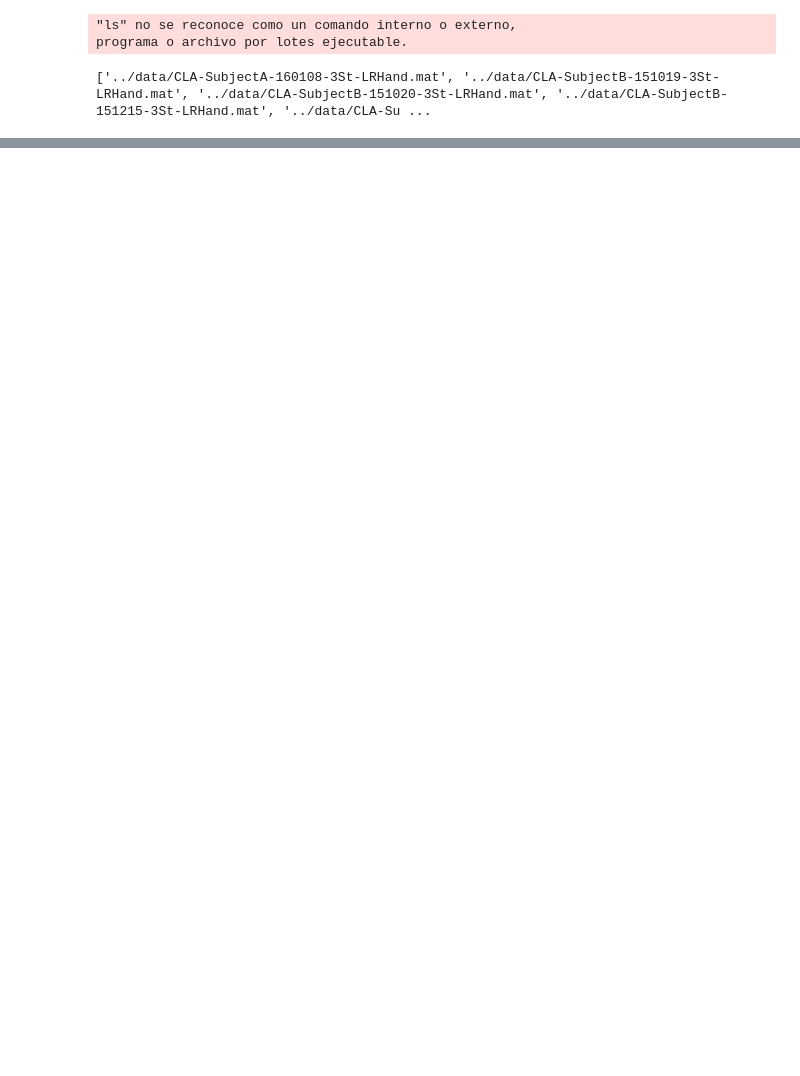
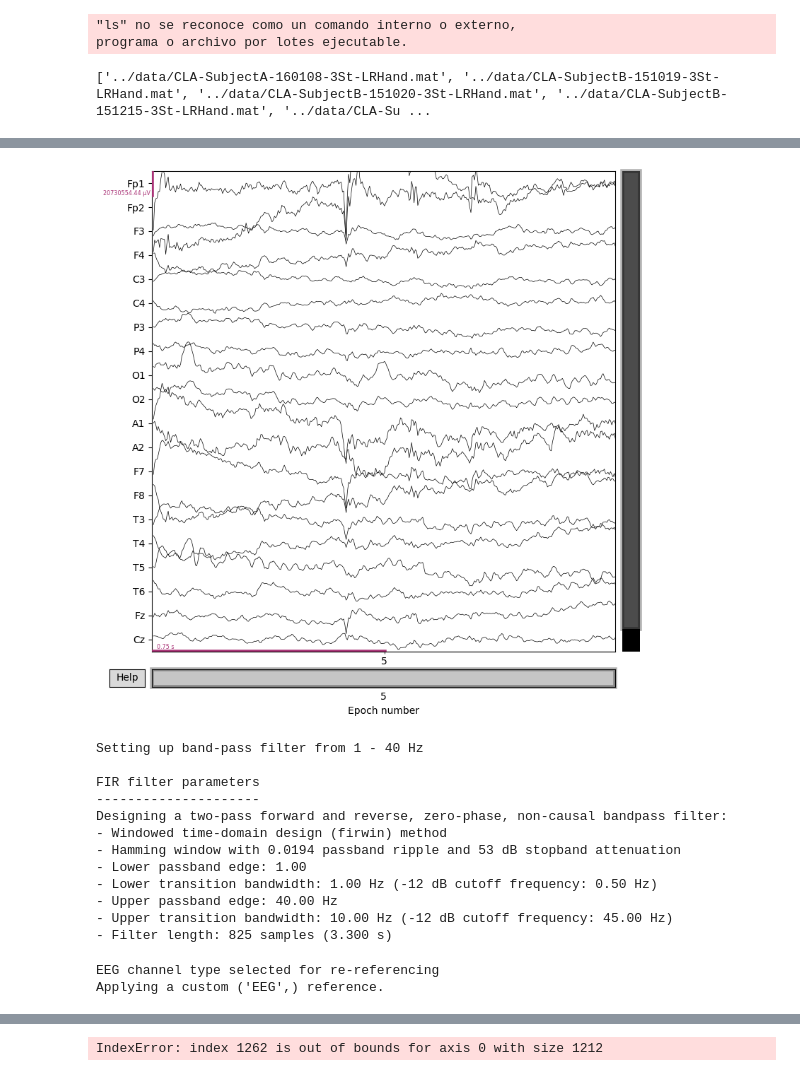
Before and after one commit to eZWALT/ML4HD-Machine-Learning-for-Human-Data, a Jupyter notebook: PROJECT/src/playing_around.ipynb, the cells around one changed output, grey strips where cells are left out. Saved outputs shown, nothing was run; the diff lists cells and outputs as text; code cells hidden in the pictures; blank space fills up the shorter version.

```diff
--- a/PROJECT/src/playing_around.ipynb
+++ b/PROJECT/src/playing_around.ipynb
@@ -54,10 +41,15 @@ Model Accuracy on Test Set: 72.92%
 # %%
+#For now let's just read work with one file - later we will loop over all files
 metadata, data = u.read_file(files[0])
 print(data.shape)
 raw=u.read_file_to_raw(files[0])
-p.preprocess_eeg(raw)
-raw.compute_psd().plot()
-_=raw.plot()
+raw.set_eeg_reference(ref_channels=['A1','A2'])
+raw.drop_channels(['A1','A2'])
+raw.resample(128, npad="auto") # resample to 250 Hz
+print(raw.info)
+#p.preprocess_eeg(raw)
+#raw.compute_psd().plot()
+#_=raw.plot()
 # %% [output]
 (671600, 23)
 Channels: ['Fp1', 'Fp2', 'F3', 'F4', 'C3', 'C4', 'P3', 'P4', 'O1', 'O2', 'A1', 'A2', 'F7', 'F8', 'T3', 'T4', 'T5', 'T6', 'Fz', 'Cz', 'Pz']
@@ -108,0 +109,22 @@ Using data from preloaded Raw for 1920 events and 301 original time points ...
+# %%
+importlib.reload(p)
+epochs[5].plot(title='Epoch 5', scalings='auto')
+epochs = p.preprocess_eeg(epochs)
+epochs[5].plot(title='Epoch 5 preproccessed', scalings='auto')
+df = u.epochs_to_polars(epochs)
+# %% [output]
+[figure, added]
+Setting up band-pass filter from 1 - 40 Hz
+
+FIR filter parameters
+---------------------
+Designing a two-pass forward and reverse, zero-phase, non-causal bandpass filter:
+- Windowed time-domain design (firwin) method
+- Hamming window with 0.0194 passband ripple and 53 dB stopband attenuation
+- Lower passband edge: 1.00
+- Lower transition bandwidth: 1.00 Hz (-12 dB cutoff frequency: 0.50 Hz)
+- Upper passband edge: 40.00 Hz
+- Upper transition bandwidth: 10.00 Hz (-12 dB cutoff frequency: 45.00 Hz)
+- Filter length: 825 samples (3.300 s)
+EEG channel type selected for re-referencing
+Applying a custom ('EEG',) reference.
@@ -108,0 +132,30 @@ Using data from preloaded Raw for 1920 events and 301 original time points ...
+# %%
+import matplotlib.pyplot as plt
+import numpy as np
+
+# Get data for two epochs
+X = epochs.get_data()
+index=50
+epoch0 = X[index]
+epoch1 = X[index+LENGTH]  # Choose another epoch for comparison
+
+# Channel names
+ch_names = epochs.info['ch_names']
+sfreq = epochs.info['sfreq']
+times = np.arange(epoch0.shape[1]) / sfreq
+
+n_channels = len(ch_names)
+fig, axes = plt.subplots(n_channels, 1, figsize=(12, 2*n_channels), sharex=True)
+
+for i, ch in enumerate(ch_names):
+    axes[i].plot(times, epoch0[i], label='Epoch {index}', color='blue')
+    axes[i].plot(times, epoch1[i], label='Epoch {index} augmented', color='green', alpha=0.5)
+    #axes[i].plot(times, epoch0[i]-epoch1[i], label='Difference', color='red', alpha=0.5)
+    axes[i].set_ylabel(ch)
+    axes[i].legend(loc='upper right')
+
+axes[-1].set_xlabel('Time (s)')
+plt.tight_layout()
+plt.show()
+# %% [output]
+IndexError: index 1262 is out of bounds for axis 0 with size 1212
```
Also changed, not shown: parts of 20 cells of this notebook, 2 other files.
